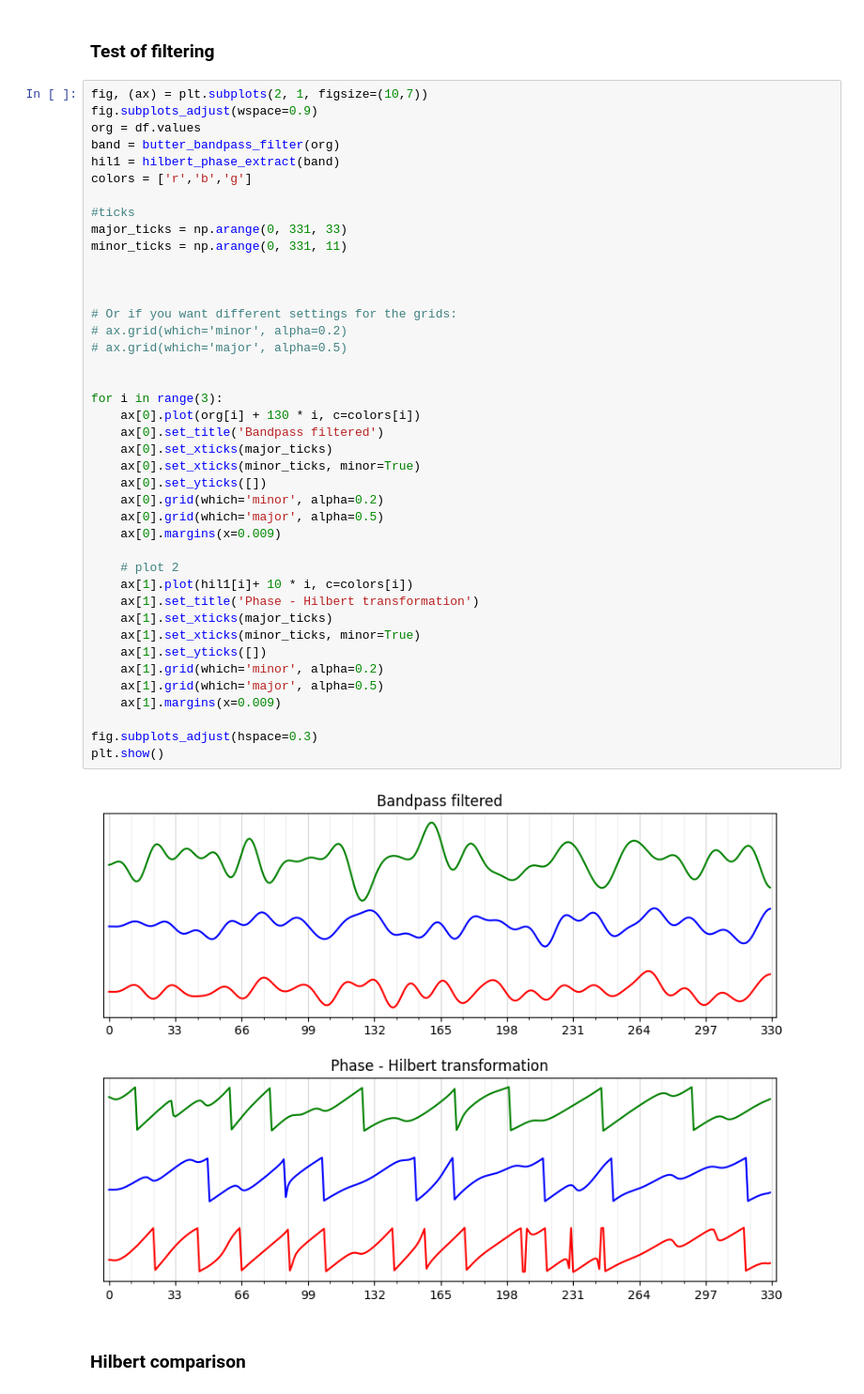
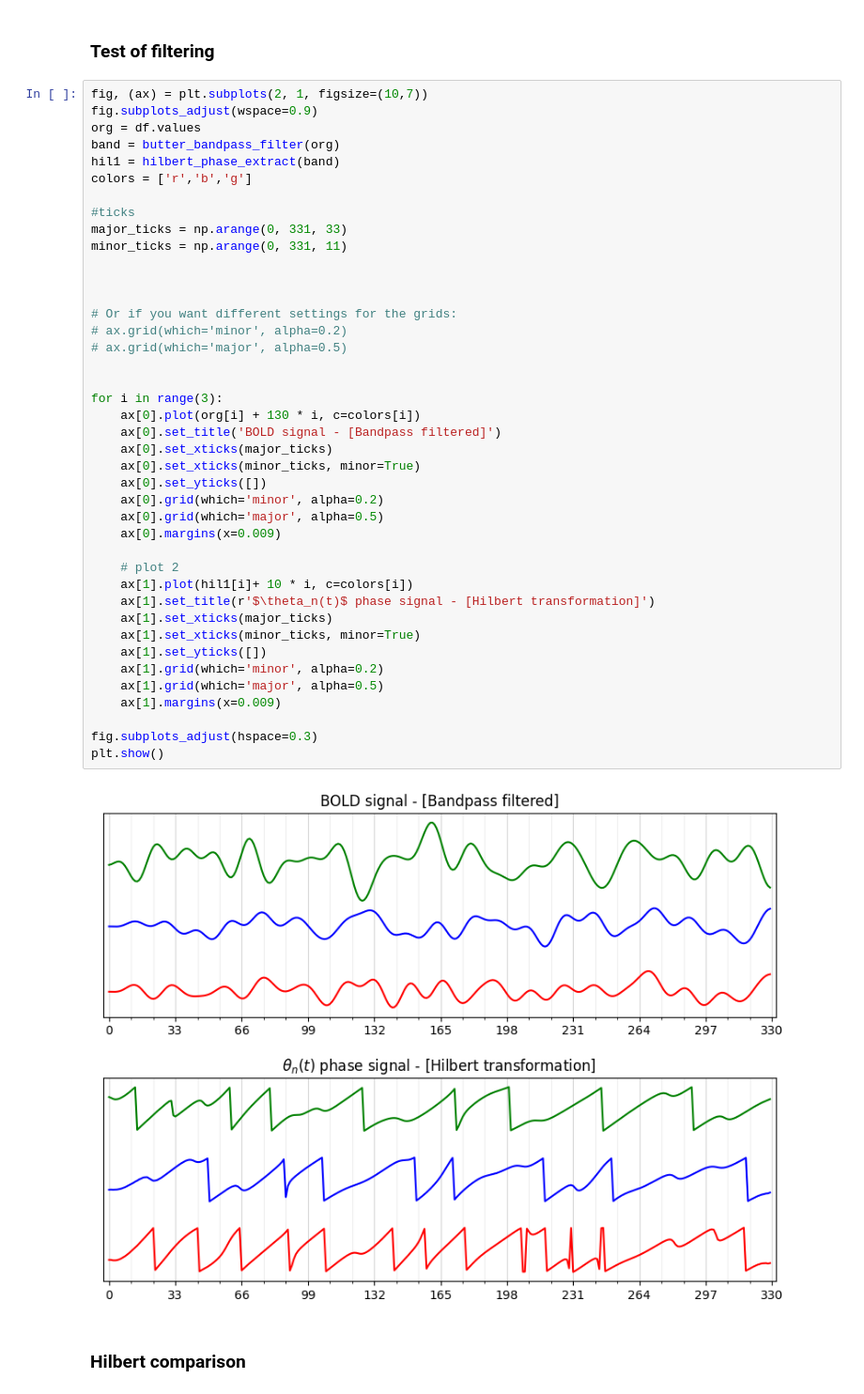
Before and after one commit to Eortvald/bsc-thesis, a Jupyter notebook: src/preproccesing/preproccesing_walkthrough.ipynb, the cells around one changed output. Shown: that part at 94% size. Saved outputs shown, nothing was run; the diff lists cells and outputs as text.

Commit message:
bandpass plot change 1.2

```diff
--- a/src/preproccesing/preproccesing_walkthrough.ipynb
+++ b/src/preproccesing/preproccesing_walkthrough.ipynb
@@ -45,36 +45,36 @@ major_ticks = np.arange(0, 331, 33)
 minor_ticks = np.arange(0, 331, 11)
 
 
 
 # Or if you want different settings for the grids:
 # ax.grid(which='minor', alpha=0.2)
 # ax.grid(which='major', alpha=0.5)
 
 
 for i in range(3):
     ax[0].plot(org[i] + 130 * i, c=colors[i])
-    ax[0].set_title('Bandpass filtered')
+    ax[0].set_title('BOLD signal - [Bandpass filtered]')
     ax[0].set_xticks(major_ticks)
     ax[0].set_xticks(minor_ticks, minor=True)
     ax[0].set_yticks([])
     ax[0].grid(which='minor', alpha=0.2)
     ax[0].grid(which='major', alpha=0.5)
     ax[0].margins(x=0.009)
 
     # plot 2
     ax[1].plot(hil1[i]+ 10 * i, c=colors[i])
-    ax[1].set_title('Phase - Hilbert transformation')
+    ax[1].set_title(r'$\theta_n(t)$ phase signal - [Hilbert transformation]')
     ax[1].set_xticks(major_ticks)
     ax[1].set_xticks(minor_ticks, minor=True)
     ax[1].set_yticks([])
     ax[1].grid(which='minor', alpha=0.2)
     ax[1].grid(which='major', alpha=0.5)
     ax[1].margins(x=0.009)
 
 fig.subplots_adjust(hspace=0.3)
 plt.show()
 # %% [output]
-[figure, old version]
+[figure, new version]
 # %% [markdown]
 ### Hilbert comparison
 # %%
```
Also changed, not shown: parts of 1 cell of this notebook.
